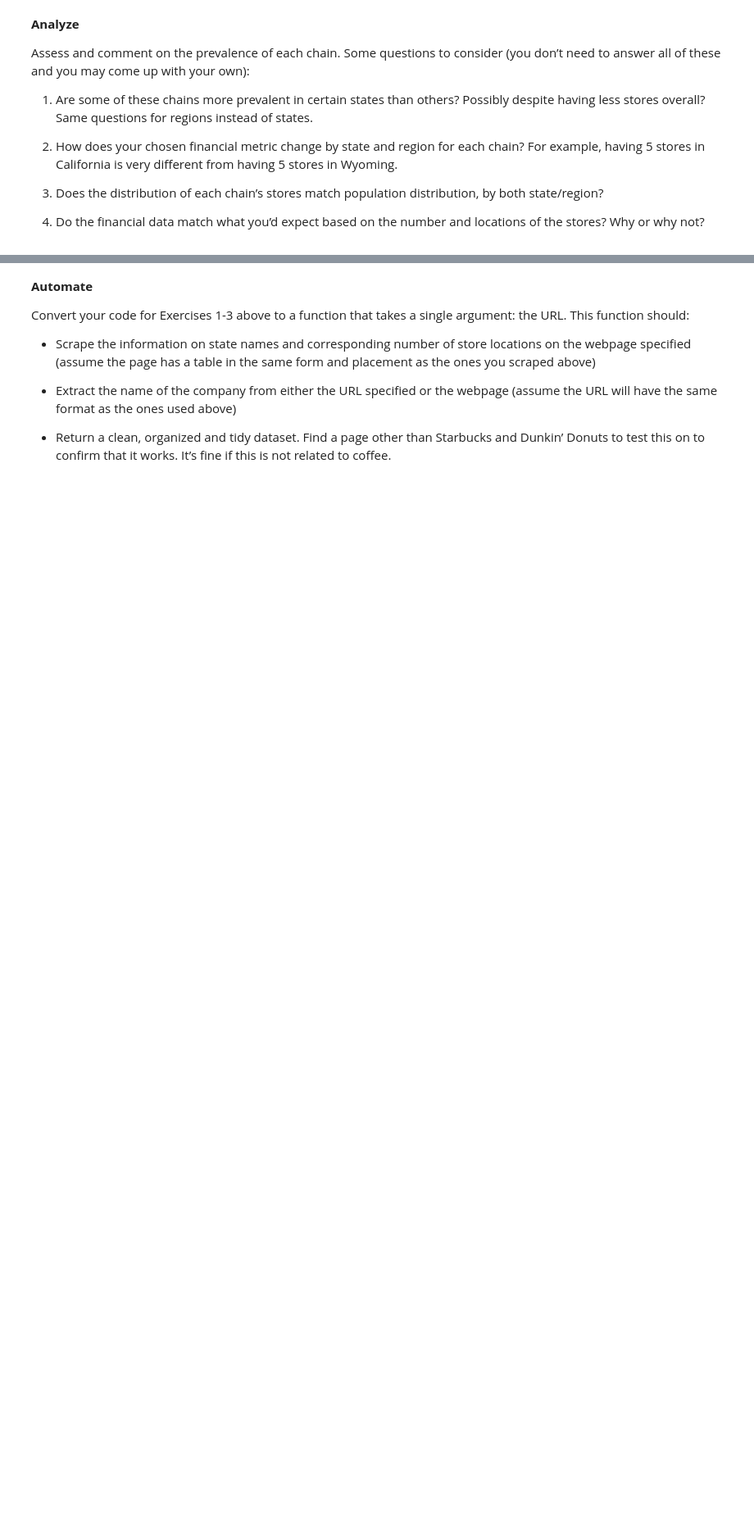
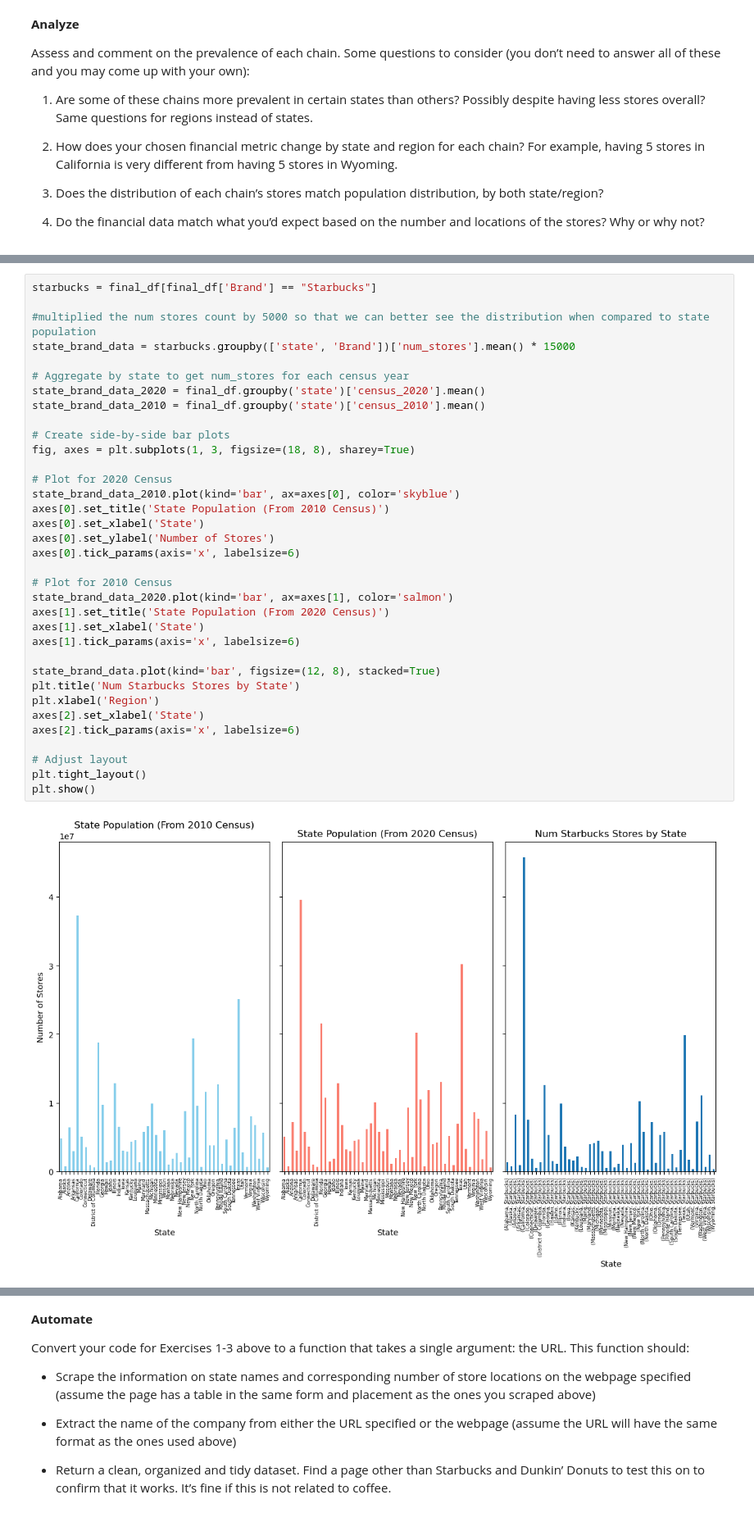
Before and after one commit to BLauf/GSB-544, a Jupyter notebook: labs/lab04/lab_04.ipynb, the cells around one changed output, grey strips where cells are left out. Shown: that part at 82% size. Saved outputs shown, nothing was run; the diff lists cells and outputs as text; blank space fills up the shorter version.

```diff
--- a/labs/lab04/lab_04.ipynb
+++ b/labs/lab04/lab_04.ipynb
@@ -338,0 +378,37 @@ final_df
+# %%
+starbucks = final_df[final_df['Brand'] == "Starbucks"]
+
+#multiplied the num stores count by 5000 so that we can better see the distribution when compared to state population
+state_brand_data = starbucks.groupby(['state', 'Brand'])['num_stores'].mean() * 15000
+
+# Aggregate by state to get num_stores for each census year
+state_brand_data_2020 = final_df.groupby('state')['census_2020'].mean()
+state_brand_data_2010 = final_df.groupby('state')['census_2010'].mean()
+
+# Create side-by-side bar plots
+fig, axes = plt.subplots(1, 3, figsize=(18, 8), sharey=True)
+
+# Plot for 2020 Census
+state_brand_data_2010.plot(kind='bar', ax=axes[0], color='skyblue')
+axes[0].set_title('State Population (From 2010 Census)')
+axes[0].set_xlabel('State')
+axes[0].set_ylabel('Number of Stores')
+axes[0].tick_params(axis='x', labelsize=6)
+
+# Plot for 2010 Census
+state_brand_data_2020.plot(kind='bar', ax=axes[1], color='salmon')
+axes[1].set_title('State Population (From 2020 Census)')
+axes[1].set_xlabel('State')
+axes[1].tick_params(axis='x', labelsize=6)
+
+state_brand_data.plot(kind='bar', figsize=(12, 8), stacked=True)
+plt.title('Num Starbucks Stores by State')
+plt.xlabel('Region')
+axes[2].set_xlabel('State')
+axes[2].tick_params(axis='x', labelsize=6)
+
+# Adjust layout
+plt.tight_layout()
+plt.show()
+# %% [output]
+[figure, added]
```
Also changed, not shown: parts of 11 cells of this notebook.
